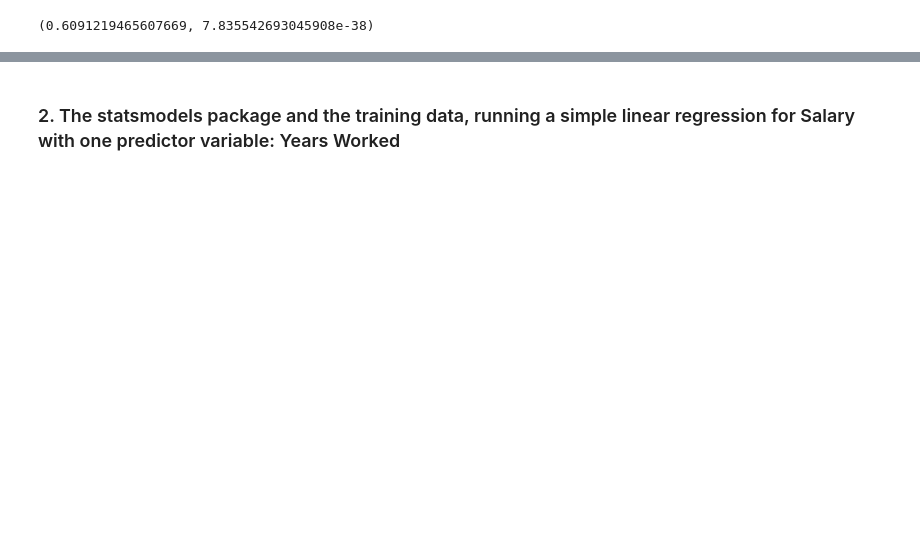
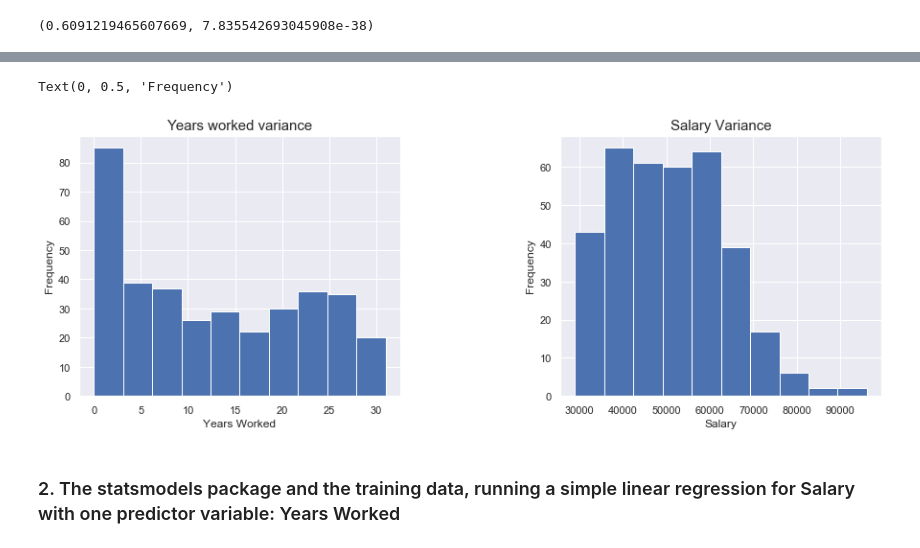
Before and after one commit to KhomotsoT/Cross_validation_and_simple_linear_regressiom, a Jupyter notebook: notebook/Cross_validation_and_simple_linear_regression.ipynb, the cells around one changed output, grey strips where cells are left out. Cells and saved outputs as stored; diff of their text form; code cells hidden in the pictures; blank space fills up the shorter version.

```diff
--- a/notebook/Cross_validation_and_simple_linear_regression.ipynb
+++ b/notebook/Cross_validation_and_simple_linear_regression.ipynb
@@ -152,17 +148,20 @@ KeyError: 'yearsworked'
 # %%
 #plotting histogram & subplotting
 f, axes = plt.subplots(1, 2,figsize=(15, 5))
 grid = plt.GridSpec(1, 2, wspace=0.5, hspace=0.3)
 plt.subplot(grid[0, 0])
-x_train['yearsworked'].hist()
+x_train.hist()
 plt.title('Years worked variance', fontsize= 15)
 plt.xlabel('Years Worked')
 plt.ylabel('Frequency')
 
 plt.subplot(grid[0, 1])
 y_train.hist()
 plt.title('Salary Variance', fontsize= 15)
 plt.xlabel('Salary')
 plt.ylabel('Frequency')
+# %% [output]
+Text(0, 0.5, 'Frequency')
+[figure, added]
 # %%
 #creating model
```
Also changed, not shown: parts of 12 cells of this notebook.
